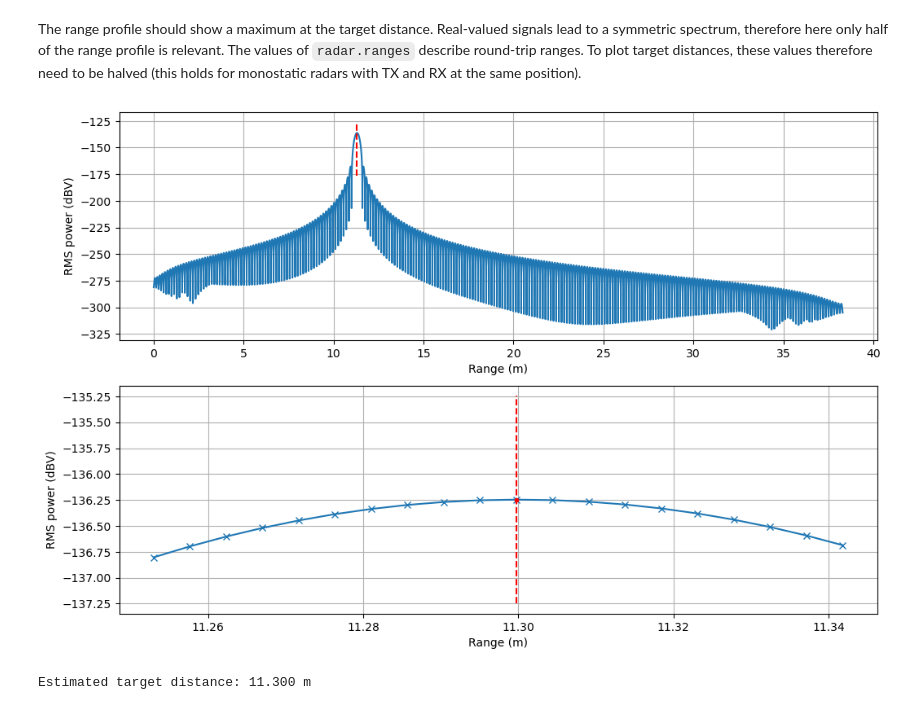
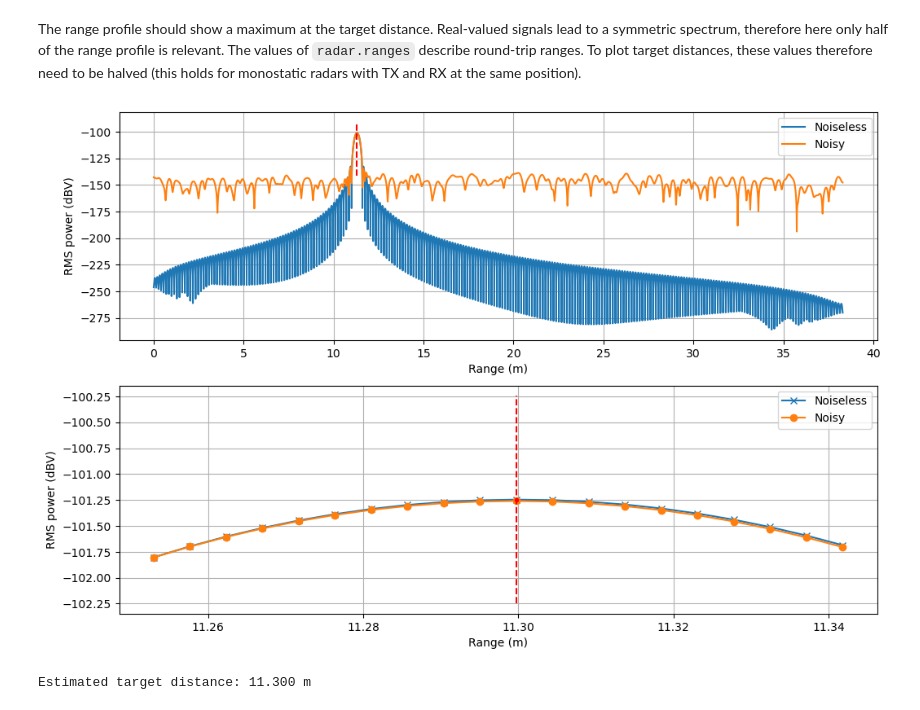
Before and after one commit to rf-eng/scikit-radar, a Jupyter notebook: docs/examples/single_static_target.ipynb, the cells around one changed output. Saved outputs shown, nothing was run; the diff lists cells and outputs as text; code cells hidden in the pictures.

Commit message:
examples/single_static_target: Make use of power scaling and noisy simulation

```diff
--- a/docs/examples/single_static_target.ipynb
+++ b/docs/examples/single_static_target.ipynb
@@ -22,7 +22,7 @@ Now we can place a virtual radar at the origin of the world coordinate system
 # %%
 radar_pos = np.array([[0], [0], [0]])
 radar = skradar.FMCWRadar(B=B, fc=fc, N_f=N_f, T_f=1/fs_f, T_s=Ts_s,
-                          N_s=N_s, tx_pos=tx_pos, rx_pos=rx_pos,
-                          pos=radar_pos, name='First radar')
+                          N_s=N_s, tx_pos=tx_pos, rx_pos=rx_pos, tx_ant_gains = np.array([15]),
+                          rx_ant_gains = np.array([10]), pos=radar_pos, name='First radar')
 # %% [markdown]
 # Target Placement, Scene Configuration, and Visualization
@@ -76,31 +76,37 @@ The range profile should show a maximum at the target distance. Real-valued sign
 # %%
 target_dists = radar.ranges/2  # halve values to account for round-trip ranges
 target_dists_plot = target_dists[:len(radar.ranges)//2]
 # sqrt(2) to convert to RMS power from sinusoidal peak value
 rp_plot = 1/(np.sqrt(2))*radar.rp[0, 0, 0, :len(radar.ranges)//2]
+rp_plot_noisy = 1/(np.sqrt(2))*radar.rp_noisy[0, 0, 0, :len(radar.ranges)//2]
 peak_idx = np.argmax(np.abs(rp_plot))
 
 plt.figure(2, figsize=(12, 8))
 plt.clf()
 plt.subplot(2, 1, 1)
-plt.plot(target_dists_plot, 20*np.log10(np.abs(rp_plot)))
+plt.plot(target_dists_plot, 20*np.log10(np.abs(rp_plot)), label='Noiseless')
+plt.plot(target_dists_plot, 20*np.log10(np.abs(rp_plot_noisy)), label='Noisy')
 plt.plot([target_dists_plot[peak_idx], target_dists_plot[peak_idx]], [
          20*np.log10(np.abs(rp_plot[peak_idx]))-40, 20*np.log10(np.abs(rp_plot[peak_idx]))+10], '--r')
+plt.legend()
 plt.grid(True)
 plt.xlabel('Range (m)')
 plt.ylabel('RMS power (dBV)')
 plt.subplot(2, 1, 2)
 plt.plot(target_dists_plot[peak_idx-10:peak_idx+10], 20 *
-         np.log10(np.abs(rp_plot[peak_idx-10:peak_idx+10])), '-x')
+         np.log10(np.abs(rp_plot[peak_idx-10:peak_idx+10])), '-x', label='Noiseless')
+plt.plot(target_dists_plot[peak_idx-10:peak_idx+10], 20 *
+         np.log10(np.abs(rp_plot_noisy[peak_idx-10:peak_idx+10])), '-o', label='Noisy')
 plt.plot(target_dists_plot[peak_idx], 20 *
          np.log10(np.abs(rp_plot[peak_idx])), '.r')
 plt.plot([target_dists_plot[peak_idx], target_dists_plot[peak_idx]], [
          20*np.log10(np.abs(rp_plot[peak_idx]))-1, 20*np.log10(np.abs(rp_plot[peak_idx]))+1], '--r')
+plt.legend()
 plt.grid(True)
 plt.xlabel('Range (m)')
 plt.ylabel('RMS power (dBV)');
 # %% [output]
-[figure, old version]
+[figure, new version]
 # %%
 print(f'Estimated target distance: {radar.ranges[peak_idx]/2:.3f} m')
 # %% [output]
```
Also changed, not shown: parts of 4 cells of this notebook.
